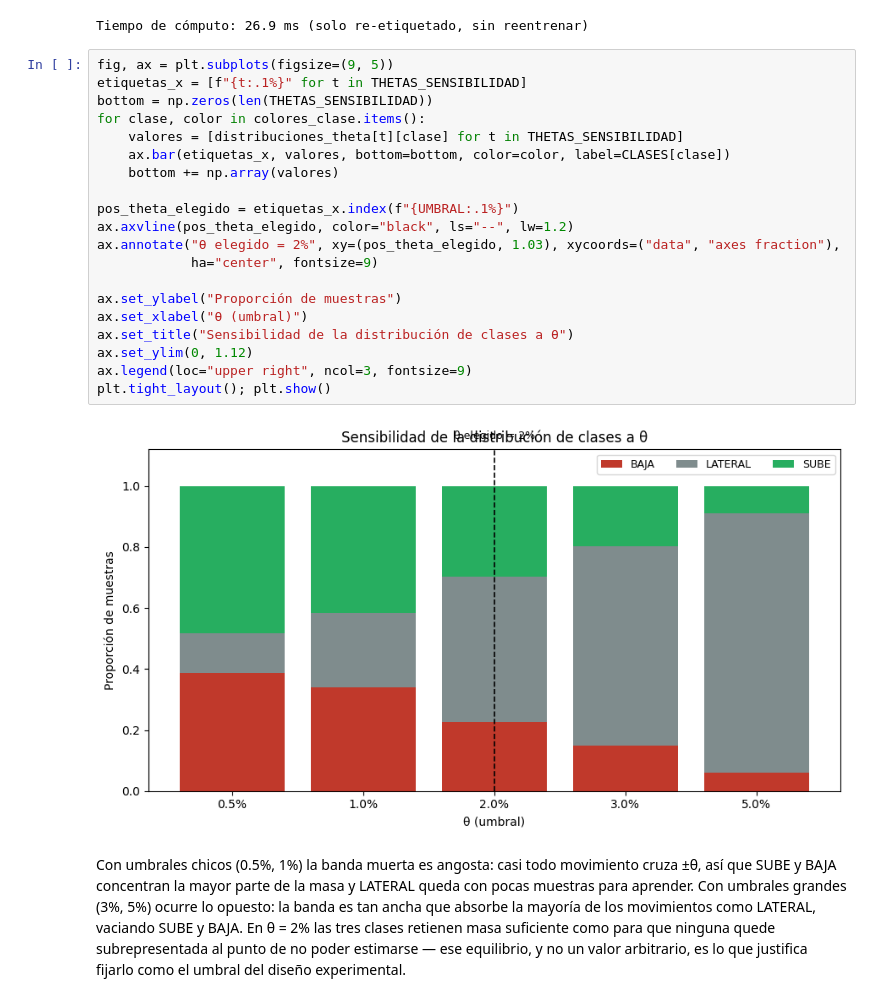
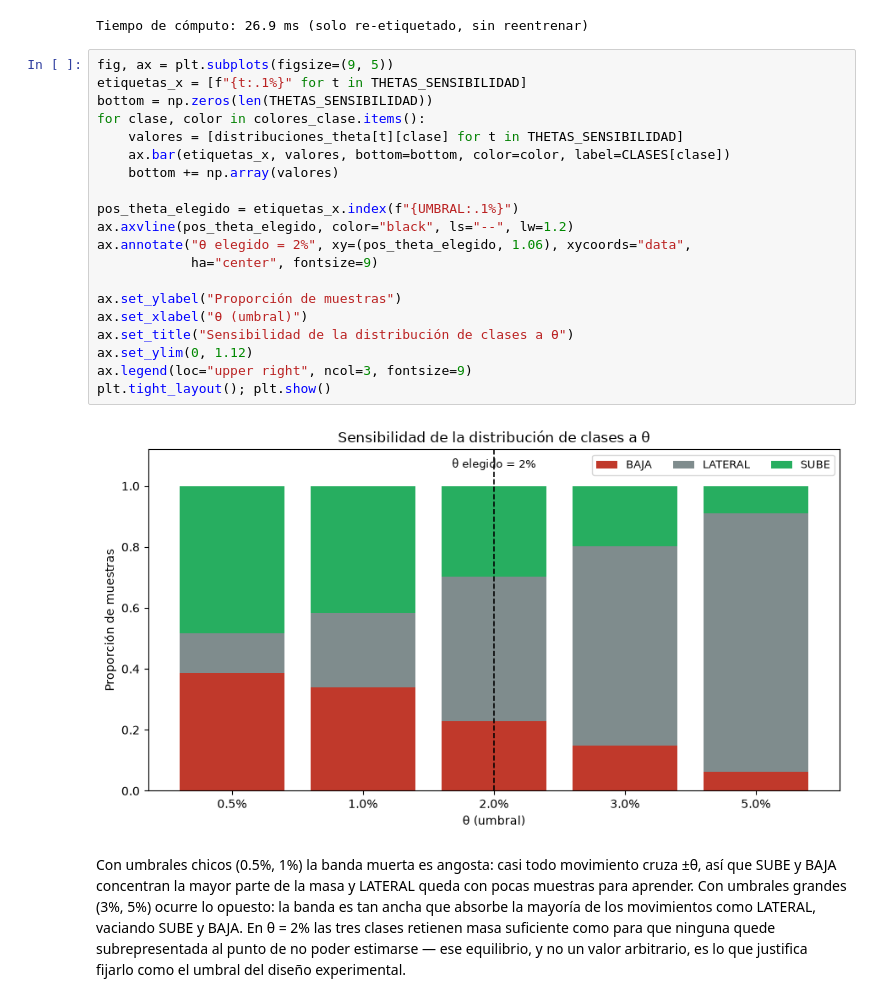
Before and after one commit to mnicoletti/fundamentos-ia-tpf, a Jupyter notebook: dist/TP_Fundamentos_IA_Financiero.ipynb, the cells around one changed output. Cells and saved outputs as stored; diff of their text form.

```diff
--- a/dist/TP_Fundamentos_IA_Financiero.ipynb
+++ b/dist/TP_Fundamentos_IA_Financiero.ipynb
@@ -472,25 +472,25 @@ Tiempo de cómputo: 26.9 ms (solo re-etiquetado, sin reentrenar)
 # %%
 fig, ax = plt.subplots(figsize=(9, 5))
 etiquetas_x = [f"{t:.1%}" for t in THETAS_SENSIBILIDAD]
 bottom = np.zeros(len(THETAS_SENSIBILIDAD))
 for clase, color in colores_clase.items():
     valores = [distribuciones_theta[t][clase] for t in THETAS_SENSIBILIDAD]
     ax.bar(etiquetas_x, valores, bottom=bottom, color=color, label=CLASES[clase])
     bottom += np.array(valores)
 
 pos_theta_elegido = etiquetas_x.index(f"{UMBRAL:.1%}")
 ax.axvline(pos_theta_elegido, color="black", ls="--", lw=1.2)
-ax.annotate("θ elegido = 2%", xy=(pos_theta_elegido, 1.03), xycoords=("data", "axes fraction"),
+ax.annotate("θ elegido = 2%", xy=(pos_theta_elegido, 1.06), xycoords="data",
             ha="center", fontsize=9)
 
 ax.set_ylabel("Proporción de muestras")
 ax.set_xlabel("θ (umbral)")
 ax.set_title("Sensibilidad de la distribución de clases a θ")
 ax.set_ylim(0, 1.12)
 ax.legend(loc="upper right", ncol=3, fontsize=9)
 plt.tight_layout(); plt.show()
 # %% [output]
-[figure, old version]
+[figure, new version]
 # %% [markdown]
 Con umbrales chicos (0.5%, 1%) la banda muerta es angosta: casi todo movimiento cruza ±θ, así
 que SUBE y BAJA concentran la mayor parte de la masa y LATERAL queda con pocas muestras para
```
Also changed, not shown: parts of 1 cell of this notebook, 3 other files.
